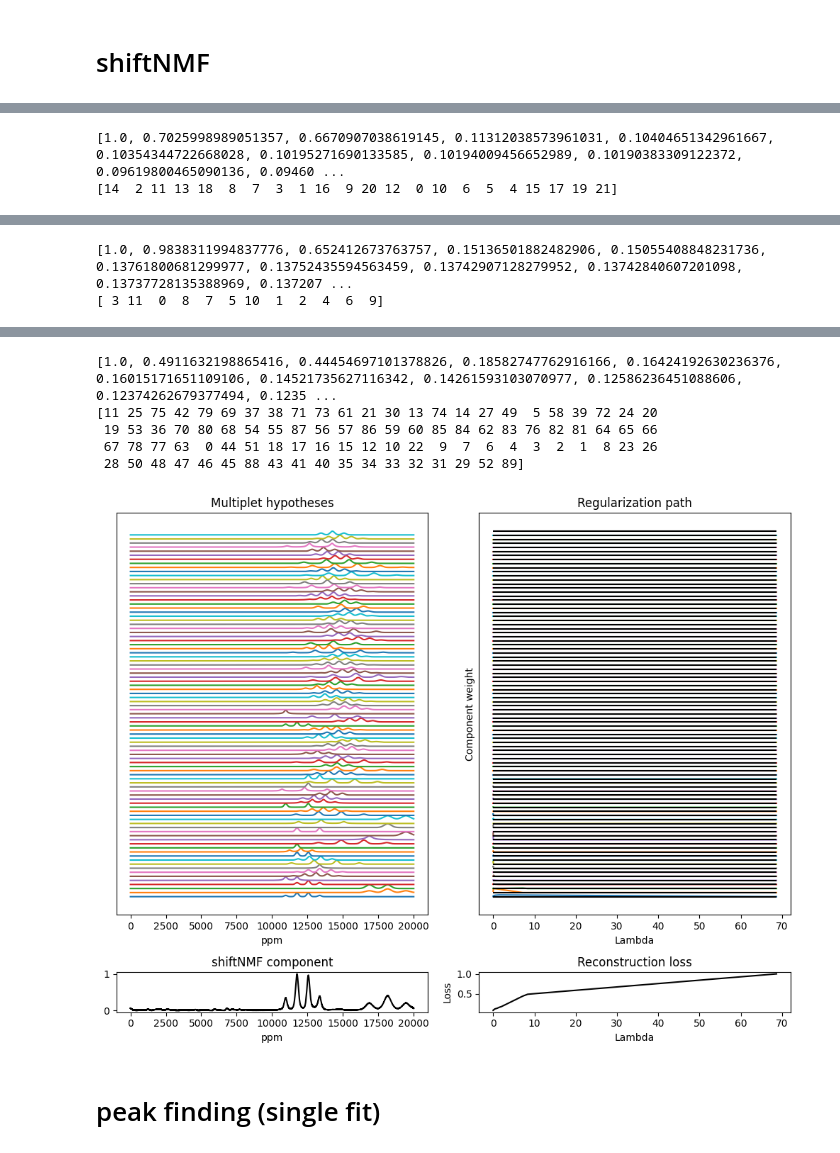
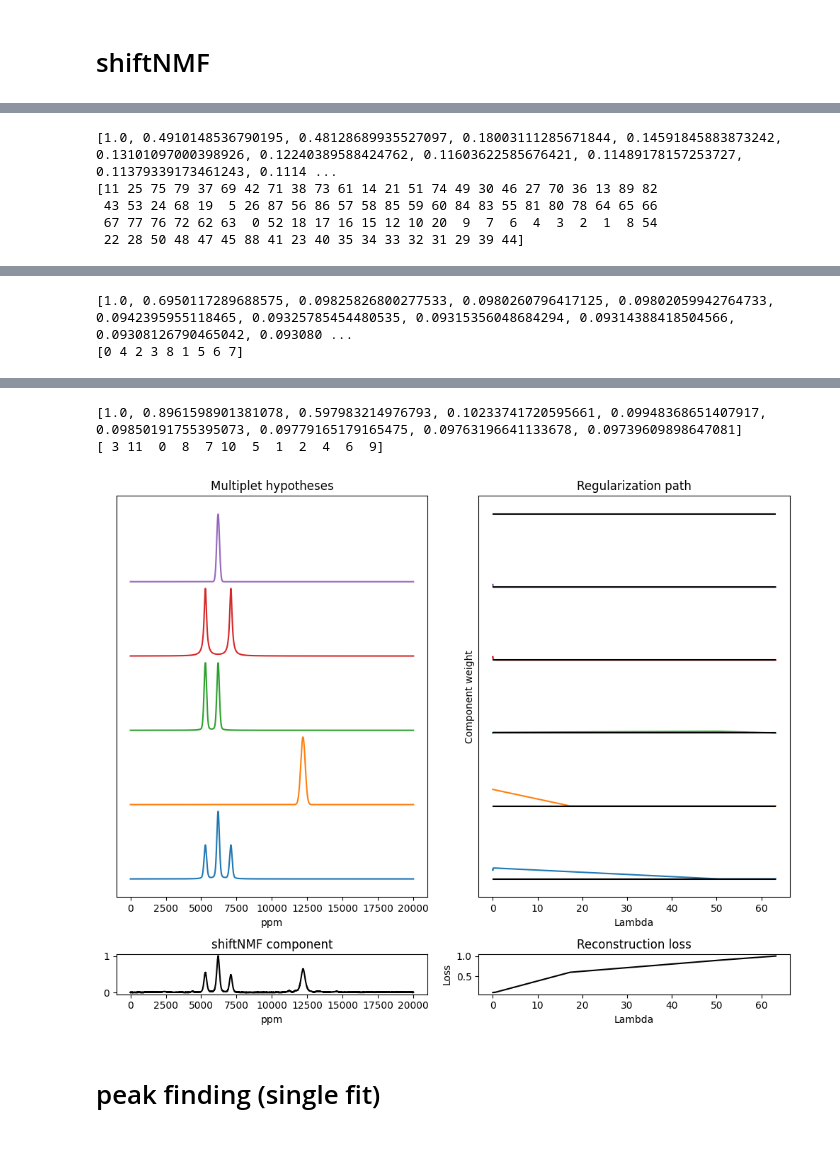
Before and after one commit to LucasEmcken/Bachelorprojekt, a Jupyter notebook: artificial_experiment.ipynb, the cells around one changed output, grey strips where cells are left out. Cells and saved outputs as stored; diff of their text form; code cells hidden in the pictures.

```diff
--- a/artificial_experiment.ipynb
+++ b/artificial_experiment.ipynb
@@ -53,9 +53,8 @@ plt.show()
 # %% [markdown]
 # shiftNMF
 # %%
+torch.manual_seed(42)
 
-torch.manual_seed(40)
-
-nmf = ShiftNMF(X_ART_NOISY, 3, lr=0.1, alpha=1e-6, patience=30, min_imp=-10000, normalize_components=False)
+nmf = ShiftNMF(X_ART_NOISY, 3, lr=0.1, alpha=1e-6, patience=30, min_imp=-10000)
 W_est, H_est, tau_est = nmf.fit(verbose=1, max_iter=1000, tau_iter=0)
 # %% [output]
@@ -102,7 +101,7 @@ for i in range(len(H_est)):
     hypothesis = peak_hypothesis(diff_matrix, cutoff=10/100)
     hardmodel = Hard_Model(H_est[i], hypothesis, means, sigmas, n)
 
-    W, C, running_loss, path, lambdas, loss = hardmodel.fit(verbose=True, return_loss=True)
+    W, C, running_loss, path, lambdas, loss = hardmodel.fit(verbose=True, return_loss=True, threshold=0.35)
     reg_paths.append(path)
     lambda_axis.append(lambdas)
     C_path.append(C)
@@ -235,7 +217,8 @@ for i in range(len(reg_paths)):
     yoffset = ymax
     t = 0
 
-    nr_of_components = len(C)
+#     nr_of_components = len(C)
+    nr_of_components = 5
 
     for j in range(nr_of_components):
             ax1.plot(x,C[j]/max(C[j])+yoffset*t)
@@ -256,5 +239,8 @@ for i in range(len(reg_paths)):
     plt.savefig("pat"+str(i))
     plt.show()
 # %% [output]
-[1.0, 0.7025998989051357, 0.6670907038619145, 0.11312038573961031, 0.10404651342961667, 0.10354344722668028, 0.10195271690133585, 0.10194009456652989, 0.10190383309122372, 0.09619800465090136, 0.09460 ...
-[14  2 11 13 18  8  7  3  1 16  9 20 12  0 10  6  5  4 15 17 19 21]
+[1.0, 0.4910148536790195, 0.48128689935527097, 0.18003111285671844, 0.14591845883873242, 0.13101097000398926, 0.12240389588424762, 0.11603622585676421, 0.11489178157253727, 0.11379339173461243, 0.1114 ...
+[11 25 75 79 37 69 42 71 38 73 61 14 21 51 74 49 30 46 27 70 36 13 89 82
+ 43 53 24 68 19  5 26 87 56 86 57 58 85 59 60 84 83 55 81 80 78 64 65 66
+ 67 77 76 72 62 63  0 52 18 17 16 15 12 10 20  9  7  6  4  3  2  1  8 54
+ 22 28 50 48 47 45 88 41 23 40 35 34 33 32 31 29 39 44]
@@ -262,2 +248,2 @@ for i in range(len(reg_paths)):
-[1.0, 0.9838311994837776, 0.652412673763757, 0.15136501882482906, 0.15055408848231736, 0.13761800681299977, 0.13752435594563459, 0.13742907128279952, 0.13742840607201098, 0.13737728135388969, 0.137207 ...
-[ 3 11  0  8  7  5 10  1  2  4  6  9]
+[1.0, 0.6950117289688575, 0.09825826800277533, 0.0980260796417125, 0.09802059942764733, 0.0942395955118465, 0.09325785454480535, 0.09315356048684294, 0.09314388418504566, 0.09308126790465042, 0.093080 ...
+[0 4 2 3 8 1 5 6 7]
@@ -265,9 +251,6 @@ for i in range(len(reg_paths)):
-[1.0, 0.4911632198865416, 0.44454697101378826, 0.18582747762916166, 0.16424192630236376, 0.16015171651109106, 0.14521735627116342, 0.14261593103070977, 0.12586236451088606, 0.12374262679377494, 0.1235 ...
-[11 25 75 42 79 69 37 38 71 73 61 21 30 13 74 14 27 49  5 58 39 72 24 20
- 19 53 36 70 80 68 54 55 87 56 57 86 59 60 85 84 62 83 76 82 81 64 65 66
- 67 78 77 63  0 44 51 18 17 16 15 12 10 22  9  7  6  4  3  2  1  8 23 26
- 28 50 48 47 46 45 88 43 41 40 35 34 33 32 31 29 52 89]
+[1.0, 0.8961598901381078, 0.597983214976793, 0.10233741720595661, 0.09948368651407917, 0.09850191755395073, 0.09779165179165475, 0.09763196641133678, 0.09739609898647081]
+[ 3 11  0  8  7 10  5  1  2  4  6  9]
-[figure, old version]
+[figure, new version]
 # %% [markdown]
 # peak finding (single fit)
 # %%
```
Also changed, not shown: parts of 4 cells of this notebook, 45 other files.
